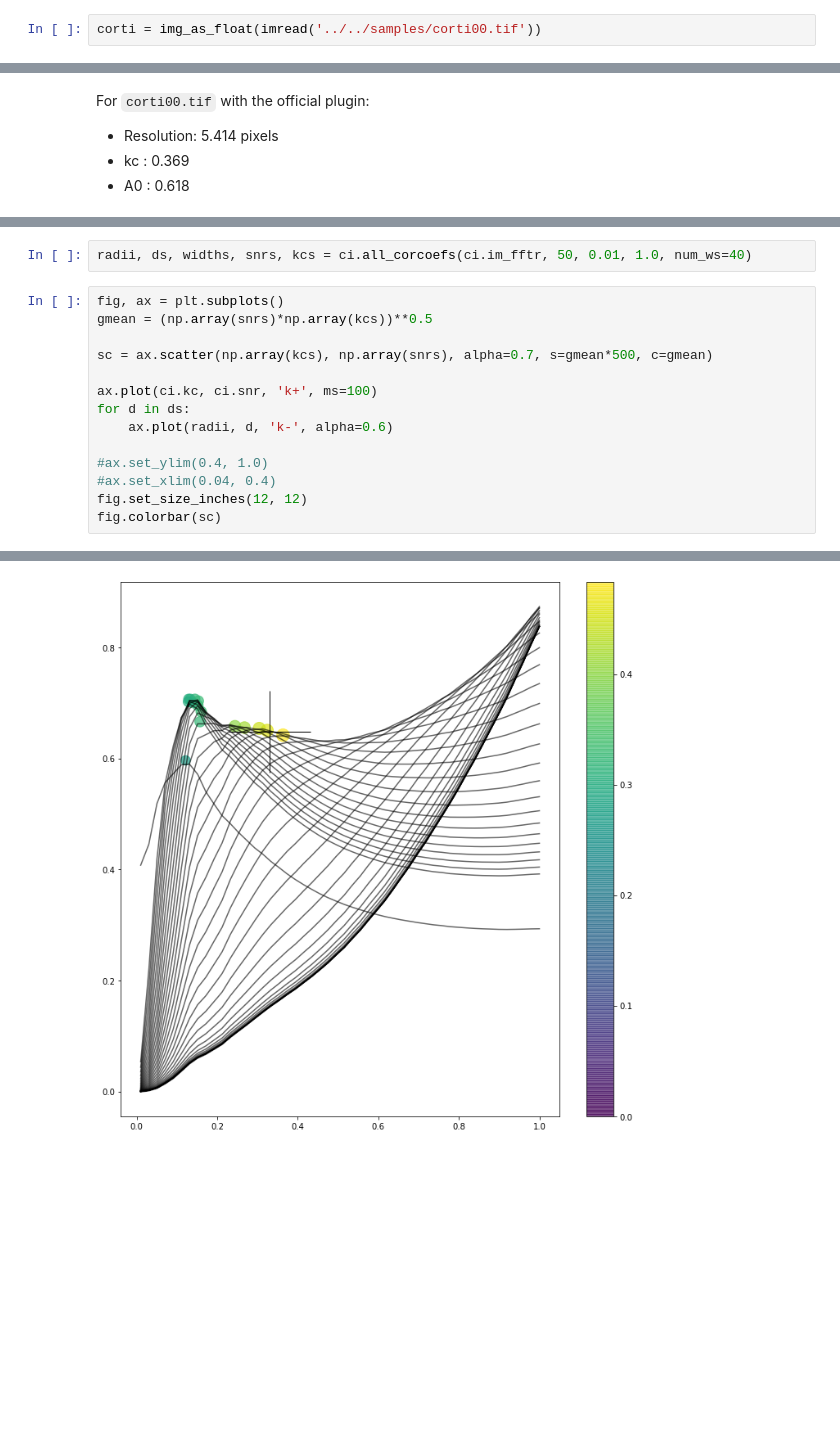
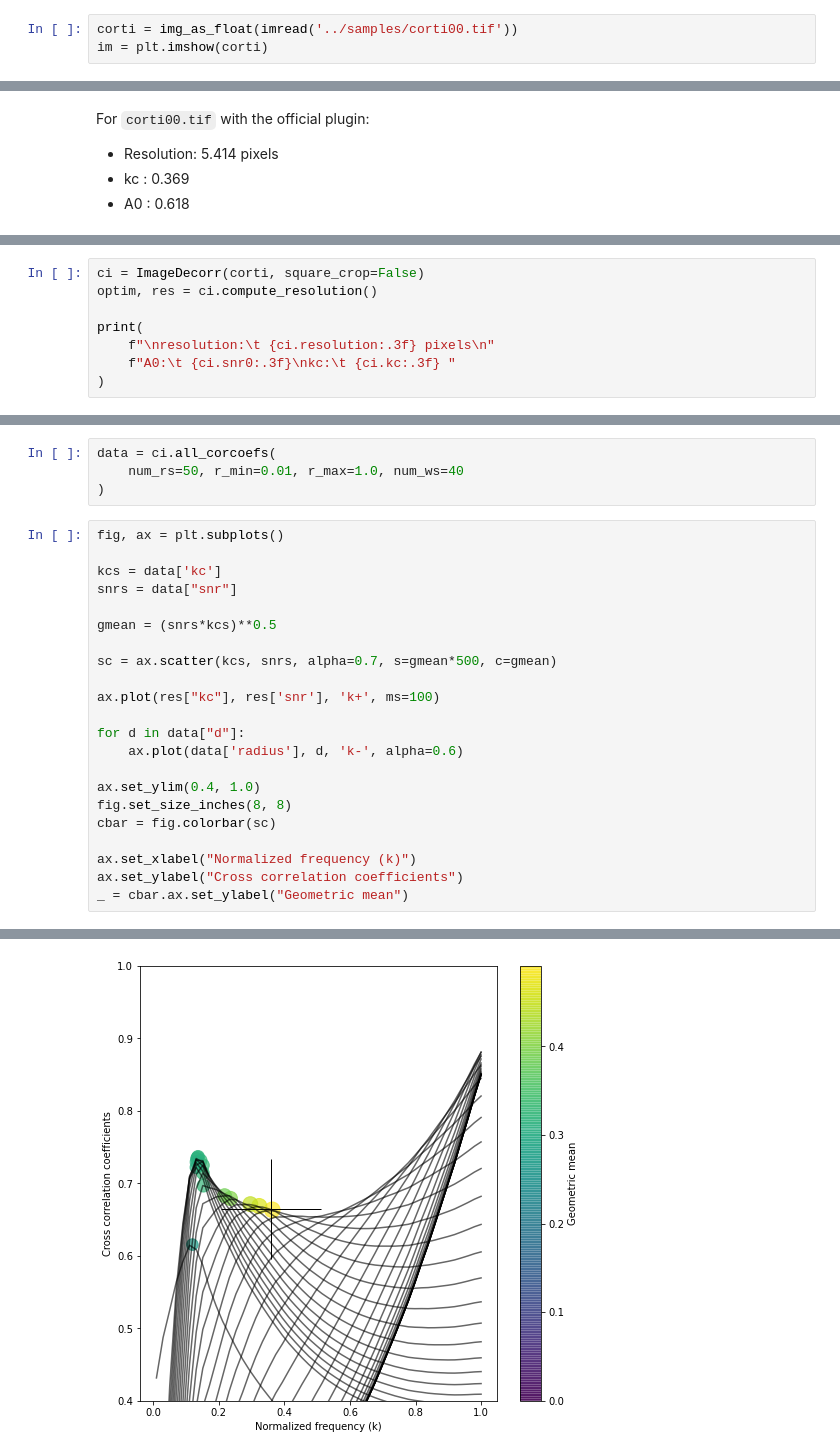
Before and after one commit to centuri-engineering/auto_metro, a Jupyter notebook: notebooks/PythonImDecorr.ipynb, the cells around one changed output, grey strips where cells are left out. Drawn from its saved outputs; the diff is of its cells as text; blank space fills up the shorter version.

```diff
--- a/notebooks/PythonImDecorr.ipynb
+++ b/notebooks/PythonImDecorr.ipynb
@@ -93,2 +15,3 @@ test_cor_coeff()
 # %%
-corti = img_as_float(imread('../../samples/corti00.tif'))
+corti = img_as_float(imread('../samples/corti00.tif'))
+im = plt.imshow(corti)
@@ -320,0 +40,8 @@ ws[np.argmin(cost)]
+# %%
+ci = ImageDecorr(corti, square_crop=False)
+optim, res = ci.compute_resolution()
+
+print(
+    f"\nresolution:\t {ci.resolution:.3f} pixels\n"
+    f"A0:\t {ci.snr0:.3f}\nkc:\t {ci.kc:.3f} "
+)
@@ -321,17 +52,27 @@ ws[np.argmin(cost)]
 # %%
-radii, ds, widths, snrs, kcs = ci.all_corcoefs(ci.im_fftr, 50, 0.01, 1.0, num_ws=40)
+data = ci.all_corcoefs(
+    num_rs=50, r_min=0.01, r_max=1.0, num_ws=40
+)
 # %%
 fig, ax = plt.subplots()
-gmean = (np.array(snrs)*np.array(kcs))**0.5
 
-sc = ax.scatter(np.array(kcs), np.array(snrs), alpha=0.7, s=gmean*500, c=gmean)
+kcs = data['kc']
+snrs = data["snr"]
 
-ax.plot(ci.kc, ci.snr, 'k+', ms=100)
-for d in ds:
-    ax.plot(radii, d, 'k-', alpha=0.6)
+gmean = (snrs*kcs)**0.5
 
-#ax.set_ylim(0.4, 1.0)
-#ax.set_xlim(0.04, 0.4)
-fig.set_size_inches(12, 12)
-fig.colorbar(sc)
+sc = ax.scatter(kcs, snrs, alpha=0.7, s=gmean*500, c=gmean)
+
+ax.plot(res["kc"], res['snr'], 'k+', ms=100)
+
+for d in data["d"]:
+    ax.plot(data['radius'], d, 'k-', alpha=0.6)
+
+ax.set_ylim(0.4, 1.0)
+fig.set_size_inches(8, 8)
+cbar = fig.colorbar(sc)
+
+ax.set_xlabel("Normalized frequency (k)")
+ax.set_ylabel("Cross correlation coefficients")
+_ = cbar.ax.set_ylabel("Geometric mean")
 # %% [output]
@@ -339 +79 @@ fig.colorbar(sc)
-[figure, old version]
+[figure, new version]
```
Also changed, not shown: parts of 22 cells of this notebook, 6 other files.
